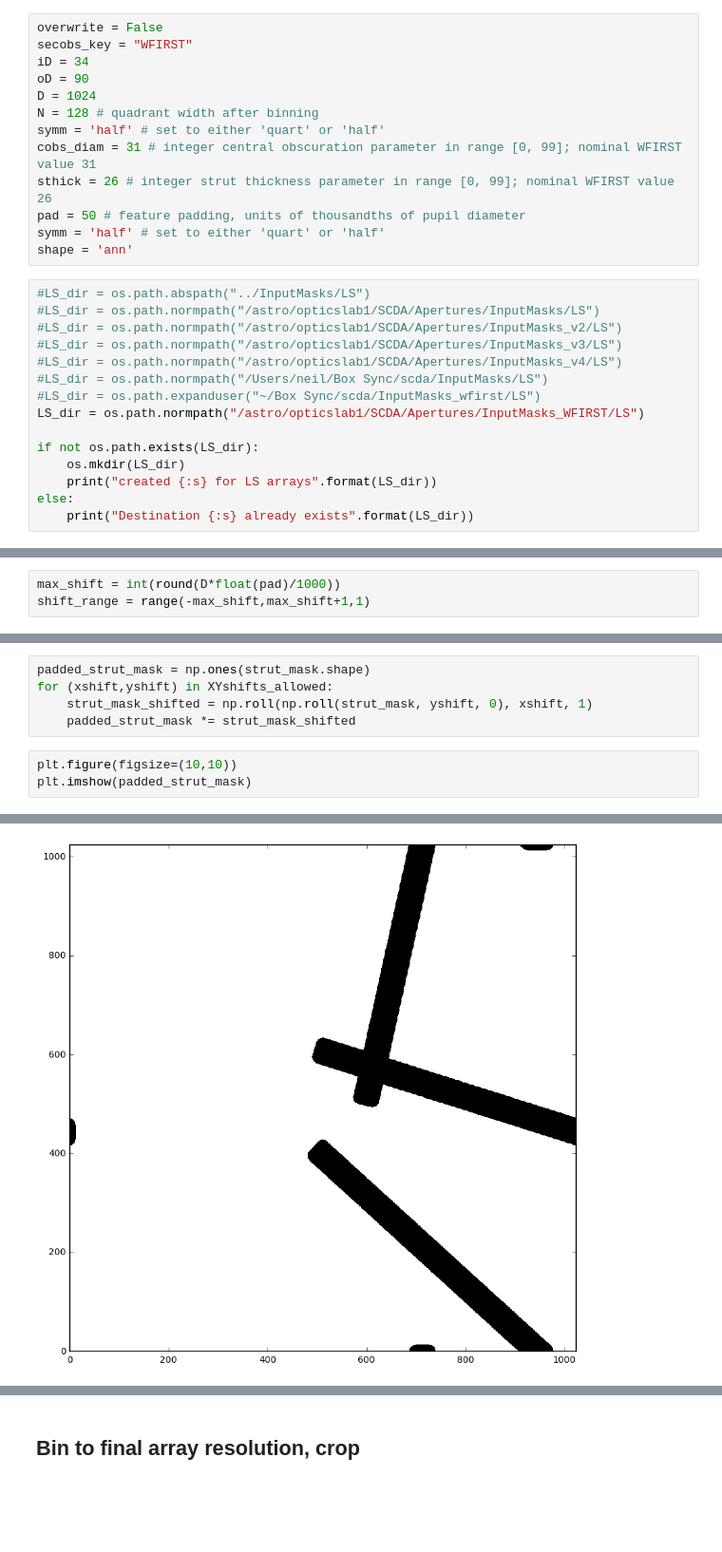
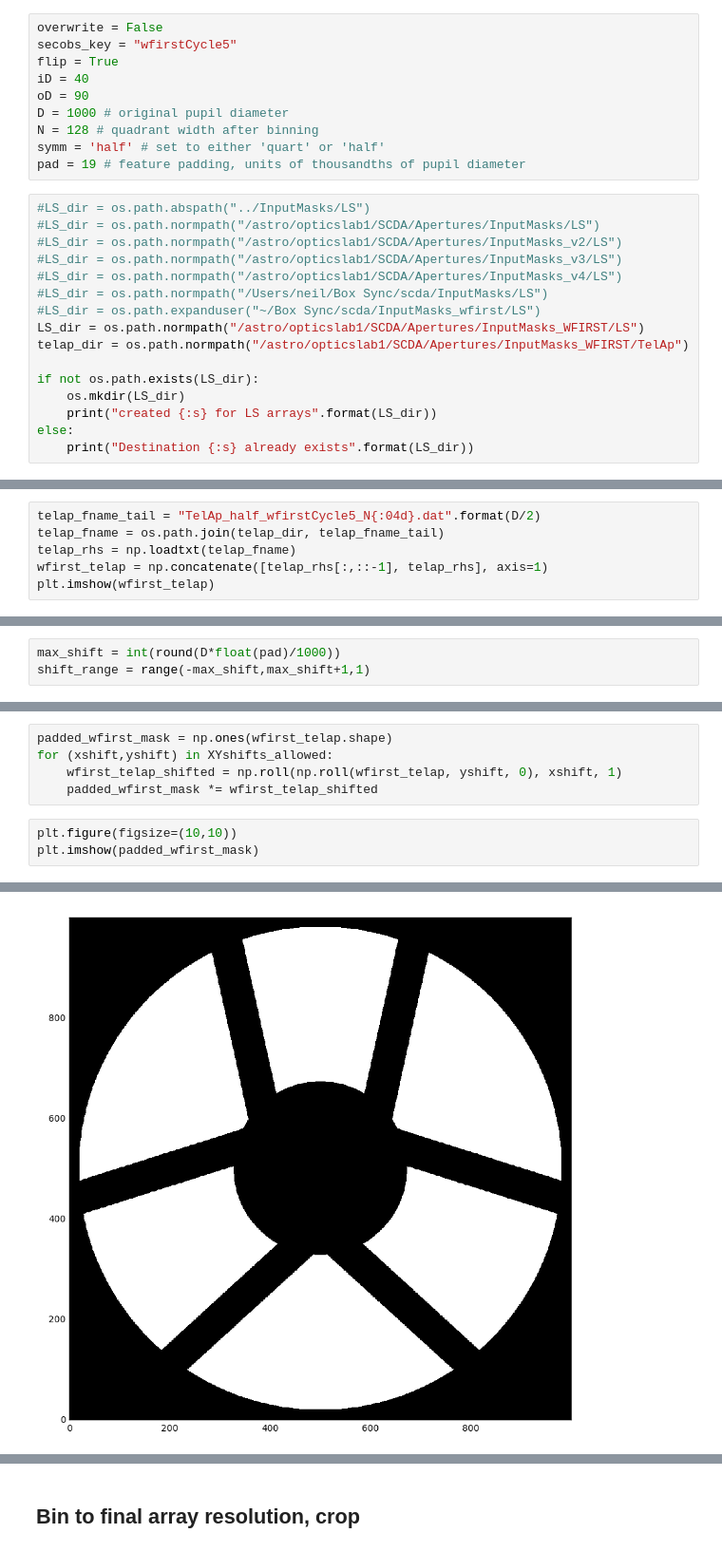
Before and after one commit to neilzim/SCDA, a Jupyter notebook: make_wfirst_Lyotstop.ipynb, the cells around one changed output, grey strips where cells are left out. Shown at 95% size. Drawn from its saved outputs; the diff is of its cells as text; blank space fills up the shorter version.

Commit message:
Lyot stop based on non-parametric cycle 5 pupil

```diff
--- a/make_wfirst_Lyotstop.ipynb
+++ b/make_wfirst_Lyotstop.ipynb
@@ -16,17 +19,14 @@ Populating the interactive namespace from numpy and matplotlib
 ## Set basic parameters
 # %%
 overwrite = False
-secobs_key = "WFIRST"
-iD = 34
+secobs_key = "wfirstCycle5"
+flip = True
+iD = 40
 oD = 90
-D = 1024
+D = 1000 # original pupil diameter
 N = 128 # quadrant width after binning
 symm = 'half' # set to either 'quart' or 'half'
-cobs_diam = 31 # integer central obscuration parameter in range [0, 99]; nominal WFIRST value 31
-sthick = 26 # integer strut thickness parameter in range [0, 99]; nominal WFIRST value 26
-pad = 50 # feature padding, units of thousandths of pupil diameter
-symm = 'half' # set to either 'quart' or 'half'
-shape = 'ann'
+pad = 19 # feature padding, units of thousandths of pupil diameter
 # %%
 #LS_dir = os.path.abspath("../InputMasks/LS")
 #LS_dir = os.path.normpath("/astro/opticslab1/SCDA/Apertures/InputMasks/LS")
@@ -36,6 +36,7 @@ shape = 'ann'
 #LS_dir = os.path.normpath("/Users/neil/Box Sync/scda/InputMasks/LS")
 #LS_dir = os.path.expanduser("~/Box Sync/scda/InputMasks_wfirst/LS")
 LS_dir = os.path.normpath("/astro/opticslab1/SCDA/Apertures/InputMasks_WFIRST/LS")
+telap_dir = os.path.normpath("/astro/opticslab1/SCDA/Apertures/InputMasks_WFIRST/TelAp")
 
 if not os.path.exists(LS_dir):
     os.mkdir(LS_dir)
@@ -44,3 +45,9 @@ else:
     print("Destination {:s} already exists".format(LS_dir))
 # %% [output]
 Destination /astro/opticslab1/SCDA/Apertures/InputMasks_WFIRST/LS already exists
+# %%
+telap_fname_tail = "TelAp_half_wfirstCycle5_N{:04d}.dat".format(D/2)
+telap_fname = os.path.join(telap_dir, telap_fname_tail)
+telap_rhs = np.loadtxt(telap_fname)
+wfirst_telap = np.concatenate([telap_rhs[:,::-1], telap_rhs], axis=1)
+plt.imshow(wfirst_telap)
@@ -111,11 +88,11 @@ len(XYshifts_allowed)
 # %%
-padded_strut_mask = np.ones(strut_mask.shape)
+padded_wfirst_mask = np.ones(wfirst_telap.shape)
 for (xshift,yshift) in XYshifts_allowed:
-    strut_mask_shifted = np.roll(np.roll(strut_mask, yshift, 0), xshift, 1)
-    padded_strut_mask *= strut_mask_shifted
+    wfirst_telap_shifted = np.roll(np.roll(wfirst_telap, yshift, 0), xshift, 1)
+    padded_wfirst_mask *= wfirst_telap_shifted
 # %%
 plt.figure(figsize=(10,10))
-plt.imshow(padded_strut_mask)
+plt.imshow(padded_wfirst_mask)
 # %% [output]
 <matplotlib.image.AxesImage at 0x...>
-[figure, old version]
+[figure, new version]
```
Also changed, not shown: parts of 20 cells of this notebook.
